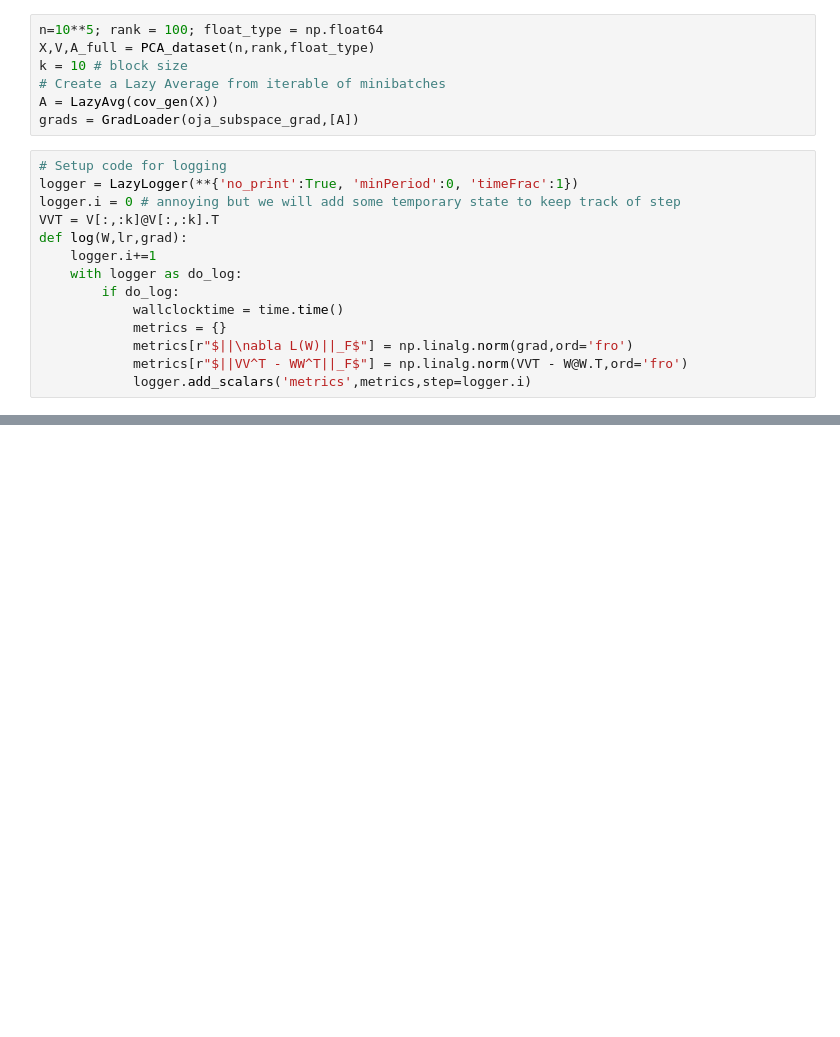
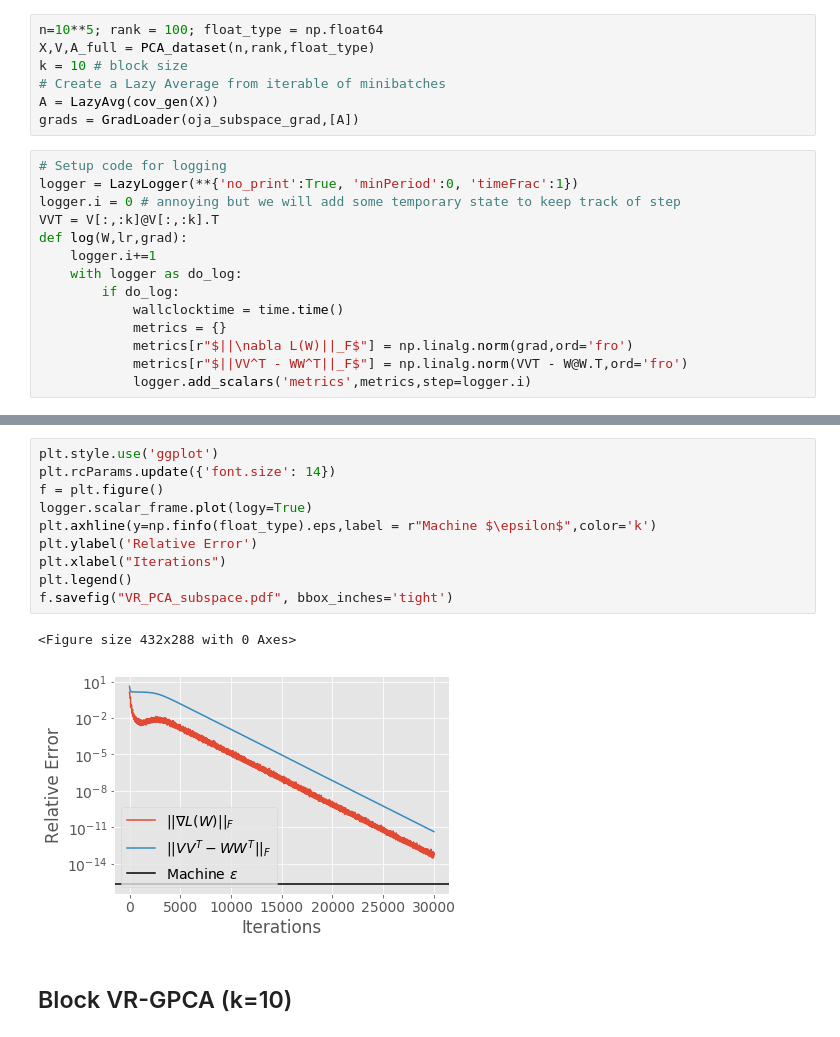
Before and after one commit to mfinzi/olive-oil-ml, a Jupyter notebook: oil/lazy/linalg/VR_GPCA_example.ipynb, the cells around one changed output, grey strips where cells are left out. Saved outputs shown, nothing was run; the diff lists cells and outputs as text; blank space fills up the shorter version.

```diff
--- a/oil/lazy/linalg/VR_GPCA_example.ipynb
+++ b/oil/lazy/linalg/VR_GPCA_example.ipynb
@@ -191,3 +182,18 @@ num_epochs = 150
 W = SVRG(grads,W0,lr,num_epochs,log)
 # %% [output]
 [interactive output not drawn]
+# %%
+plt.style.use('ggplot')
+plt.rcParams.update({'font.size': 14})
+f = plt.figure()
+logger.scalar_frame.plot(logy=True)
+plt.axhline(y=np.finfo(float_type).eps,label = r"Machine $\epsilon$",color='k')
+plt.ylabel('Relative Error')
+plt.xlabel("Iterations")
+plt.legend()
+f.savefig("VR_PCA_subspace.pdf", bbox_inches='tight')
+# %% [output]
+<Figure size 432x288 with 0 Axes>
+[figure, added]
+# %% [markdown]
+## Block VR-GPCA (k=10)
```
Also changed, not shown: parts of 20 cells of this notebook, 3 other files.
